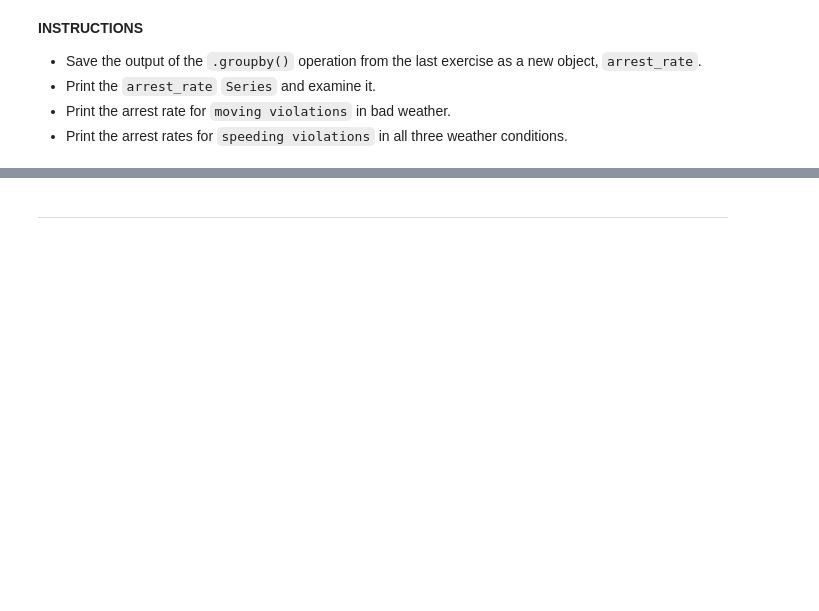
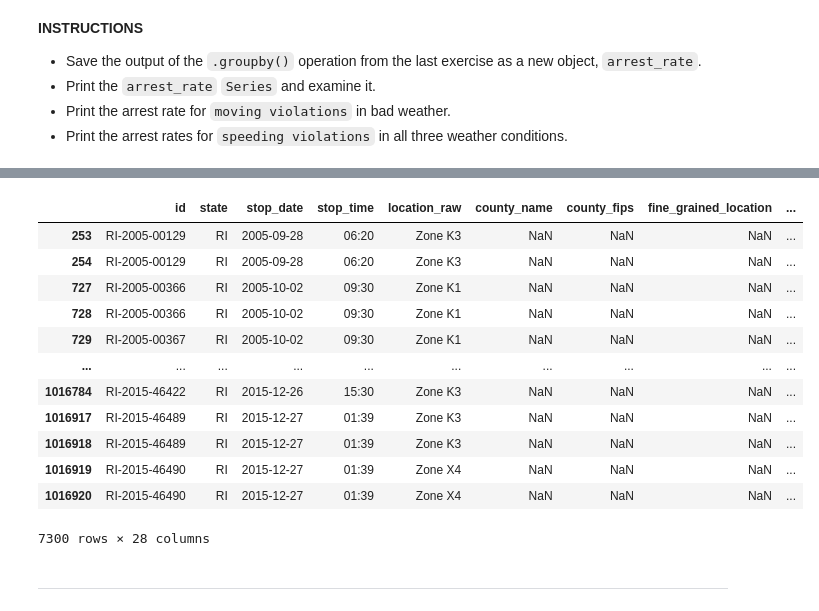
Before and after one commit to Ertugrul-Kurubal/Data-Analysis-With-Python-Projects, a Jupyter notebook: 04-Analyzing The Effect Of Weather On Policing (Student).ipynb, the cells around one changed output, grey strips where cells are left out. Saved outputs shown, nothing was run; the diff lists cells and outputs as text; code cells hidden in the pictures; blank space fills up the shorter version.

```diff
--- a/04-Analyzing The Effect Of Weather On Policing (Student).ipynb
+++ b/04-Analyzing The Effect Of Weather On Policing (Student).ipynb
@@ -589,3 +622,19 @@ In this exercise, you'll practice accessing data from a multi-indexed ``Series``
+# %%
+arrest_rate[arrest_rate["violation"] == "Speeding"]
+# %% [output]
+|  | id | state | stop_date | stop_time | location_raw | county_name | county_fips | fine_grained_location | ... |
+| 253 | RI-2005-00129 | RI | 2005-09-28 | 06:20 | Zone K3 | NaN | NaN | NaN | ... |
+| 254 | RI-2005-00129 | RI | 2005-09-28 | 06:20 | Zone K3 | NaN | NaN | NaN | ... |
+| 727 | RI-2005-00366 | RI | 2005-10-02 | 09:30 | Zone K1 | NaN | NaN | NaN | ... |
+| 728 | RI-2005-00366 | RI | 2005-10-02 | 09:30 | Zone K1 | NaN | NaN | NaN | ... |
+| 729 | RI-2005-00367 | RI | 2005-10-02 | 09:30 | Zone K1 | NaN | NaN | NaN | ... |
+| ... | ... | ... | ... | ... | ... | ... | ... | ... | ... |
+| 1016784 | RI-2015-46422 | RI | 2015-12-26 | 15:30 | Zone K3 | NaN | NaN | NaN | ... |
+| 1016917 | RI-2015-46489 | RI | 2015-12-27 | 01:39 | Zone K3 | NaN | NaN | NaN | ... |
+| 1016918 | RI-2015-46489 | RI | 2015-12-27 | 01:39 | Zone K3 | NaN | NaN | NaN | ... |
+| 1016919 | RI-2015-46490 | RI | 2015-12-27 | 01:39 | Zone X4 | NaN | NaN | NaN | ... |
+| 1016920 | RI-2015-46490 | RI | 2015-12-27 | 01:39 | Zone X4 | NaN | NaN | NaN | ... |
+7300 rows × 28 columns
 # %% [markdown]
 ***
 # %% [markdown]
```
Also changed, not shown: parts of 2 cells of this notebook.
